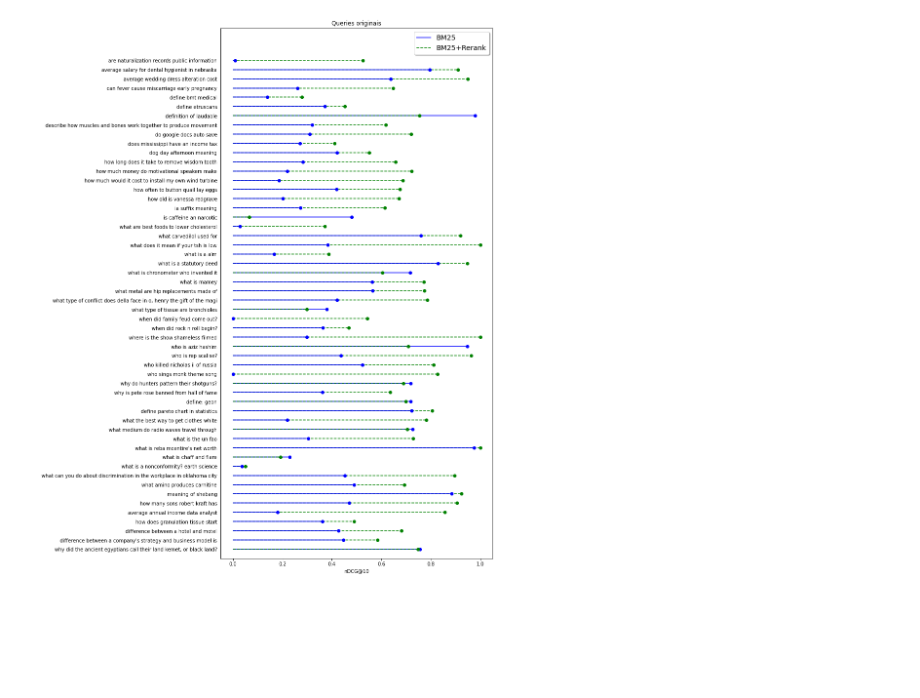
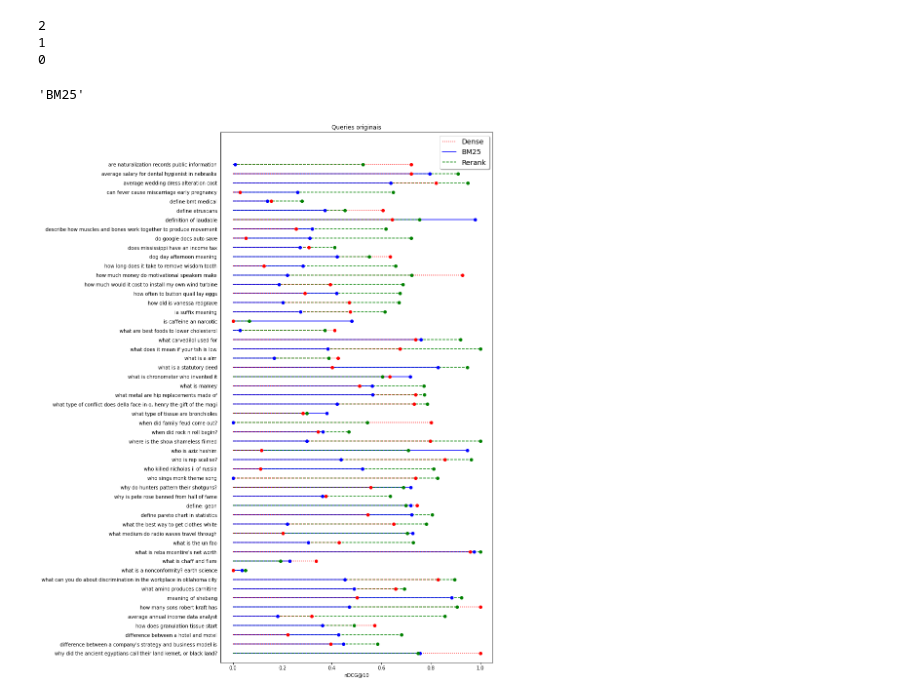
Before and after one commit to leonardo3108/robustez-query, a Jupyter notebook: code/gerar_graficos_comparacao_metodos.ipynb, the cells around one changed output. Cells and saved outputs as stored; diff of their text form; code cells hidden in the pictures; blank space fills up the shorter version.

```diff
--- a/code/gerar_graficos_comparacao_metodos.ipynb
+++ b/code/gerar_graficos_comparacao_metodos.ipynb
@@ -40,4 +97,74 @@ df_nDCG
+# %%
+
+for i in range(len(ordem)):
+  print(ordem[i])
+# %% [output]
+2
+1
+0
+# %%
+x = 'BM25_nDCG@10'
+# %%
+x.split('_')[0]
+# %% [output]
+'BM25'
+# %%
+import numpy as np
+import matplotlib.pyplot as plt
+
+fig = plt.figure(figsize=(10, 20))
+ax = fig.subplots()
+data = df_nDCG.to_dict(orient='index')
+
+Y = np.zeros(10)
+yticklabels = []
+
+def plot_query(x, y, linestyle, dotstyle, color, label):
+    if y:
+        label = None
+    ax.plot(np.linspace(0, x, 10), Y+i, linestyle=linestyle, linewidth=1.5, color=color, label=label)
+    ax.plot(x, y, dotstyle)
+
+metodos = ['BM25_nDCG@10','Rerank_nDCG@10','Dense_nDCG@10']
+formato = ['solid', 'dashed', 'dotted']
+cores = ['blue', 'green', 'red']
+marcas = ['bo', 'go', 'ro']
+
+for i, query in enumerate(sorted(data.keys(), reverse=True)):
+
+  valores = numpy.array([data[query]['BM25_nDCG@10'],data[query]['Rerank_nDCG@10'],data[query]['Dense_nDCG@10']])
+  #print(valores)
+  ordem = (-valores).argsort()
+
+  nDCG_BM25 = data[query]['BM25_nDCG@10']
+  nDCG_rerank = data[query]['Rerank_nDCG@10']
+  nDCG_dense = data[query]['Dense_nDCG@10']
+
+  for pos in range(len(ordem)):
+    prox_pos = ordem[pos]
+    plot_query(data[query][metodos[prox_pos]], i, formato[prox_pos], marcas[prox_pos], cores[prox_pos], metodos[prox_pos].split('_')[0])
+
+  yticklabels.append(data[query]['Text'])
+
+#médias:
+#ax.plot(np.zeros(10) + 100 * df_nDCG['BM25_nDCG@10'].mean(), np.linspace(-0.5, len(data), 10), linestyle='solid', linewidth=.5, color='blue')
+#ax.plot(np.zeros(10) + 100 * df_nDCG['Rerank_nDCG@10'].mean(), np.linspace(-0.5, len(data), 10), linestyle='dashed', linewidth=.5, color='green')
+#dotted, dashdot
+
+legend = ax.legend(loc='upper right', shadow=True, fontsize='x-large')
+ax.set_title('Queries originais')
+ax.set(ylim=(-1, len(data)+2.5),
+        yticks=np.arange(len(data)),
+        xticks=np.arange(0, 1.10, .20),
+        yticklabels=yticklabels)
+ax.set_xlabel('nDCG@10')
+ax.tick_params(left=False, bottom=True, labelbottom=True)
+fig.savefig('ndcg10_originals.png', transparent=False, dpi=80, bbox_inches='tight')
+# %% [output]
+[figure, added]
 # %%
+"""
+
 import numpy as np
 import matplotlib.pyplot as plt
 
@@ -79,6 +206,8 @@ ax.set(ylim=(-1, len(data)+2.5),
 ax.set_xlabel('nDCG@10')
 ax.tick_params(left=False, bottom=True, labelbottom=True)
 fig.savefig('ndcg10_originals.png', transparent=False, dpi=80, bbox_inches='tight')
+
+"""
+
+None
-# %% [output]
-[figure, removed]
 # %%
```
Also changed, not shown: parts of 15 cells of this notebook.
